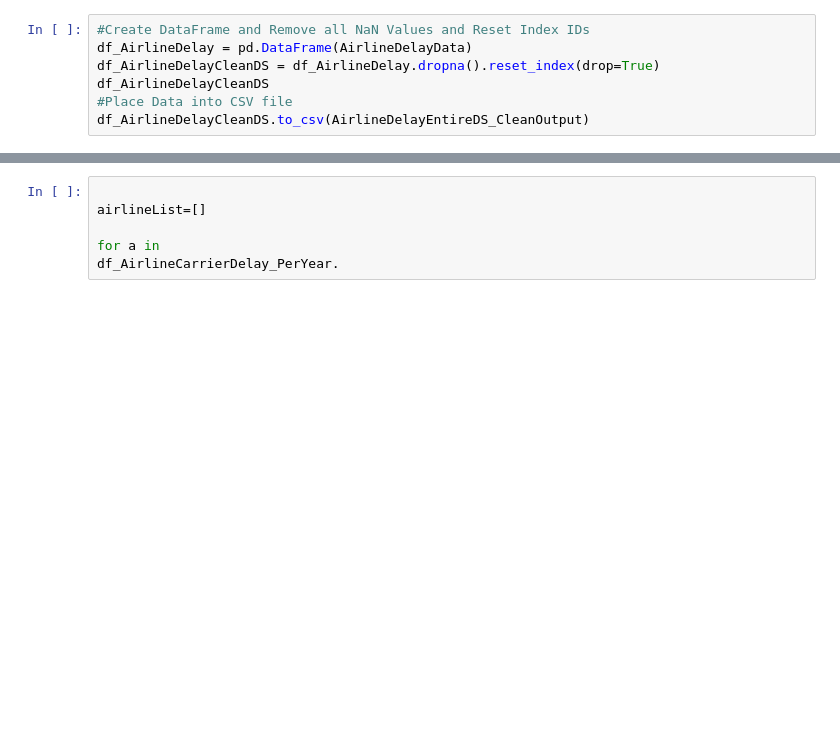
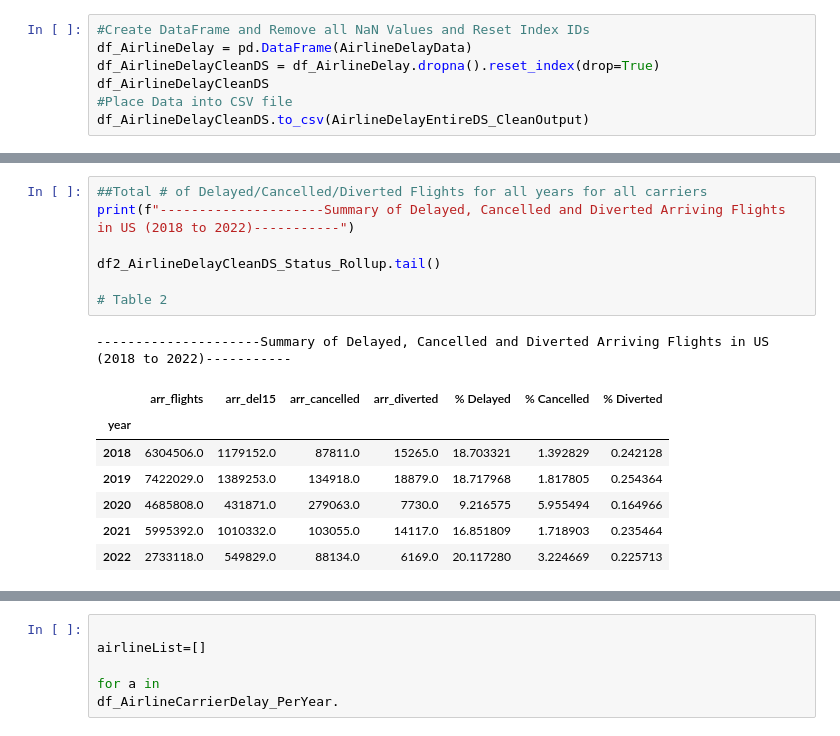
Before and after one commit to Tawn-Scotton/Team_3_Project_1, a Jupyter notebook: ProjectAirlineDelay.ipynb, the cells around one changed output, grey strips where cells are left out. Saved outputs shown, nothing was run; the diff lists cells and outputs as text; blank space fills up the shorter version.

```diff
--- a/ProjectAirlineDelay.ipynb
+++ b/ProjectAirlineDelay.ipynb
@@ -51 +132,17 @@ dtype: object
+# %%
+##Total # of Delayed/Cancelled/Diverted Flights for all years for all carriers
+print(f"---------------------Summary of Delayed, Cancelled and Diverted Arriving Flights in US (2018 to 2022)-----------")
+
+df2_AirlineDelayCleanDS_Status_Rollup.tail()
+
+# Table 2
+# %% [output]
+---------------------Summary of Delayed, Cancelled and Diverted Arriving Flights in US (2018 to 2022)-----------
+|  | arr_flights | arr_del15 | arr_cancelled | arr_diverted | % Delayed | % Cancelled | % Diverted |
+| year |  |  |  |  |  |  |  |
+| 2018 | 6304506.0 | 1179152.0 | 87811.0 | 15265.0 | 18.703321 | 1.392829 | 0.242128 |
+| 2019 | 7422029.0 | 1389253.0 | 134918.0 | 18879.0 | 18.717968 | 1.817805 | 0.254364 |
+| 2020 | 4685808.0 | 431871.0 | 279063.0 | 7730.0 | 9.216575 | 5.955494 | 0.164966 |
+| 2021 | 5995392.0 | 1010332.0 | 103055.0 | 14117.0 | 16.851809 | 1.718903 | 0.235464 |
+| 2022 | 2733118.0 | 549829.0 | 88134.0 | 6169.0 | 20.117280 | 3.224669 | 0.225713 |
 # %%
```
Also changed, not shown: parts of 11 cells of this notebook, 3 other files.
